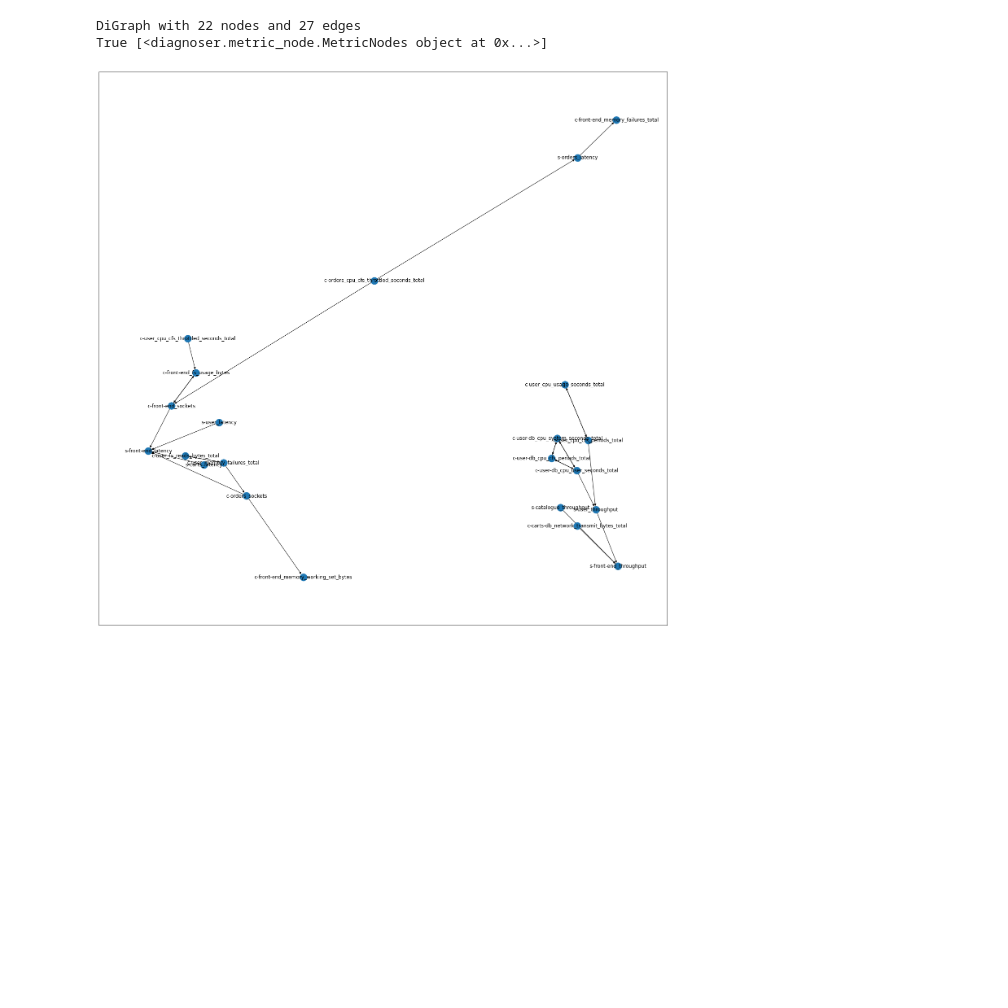
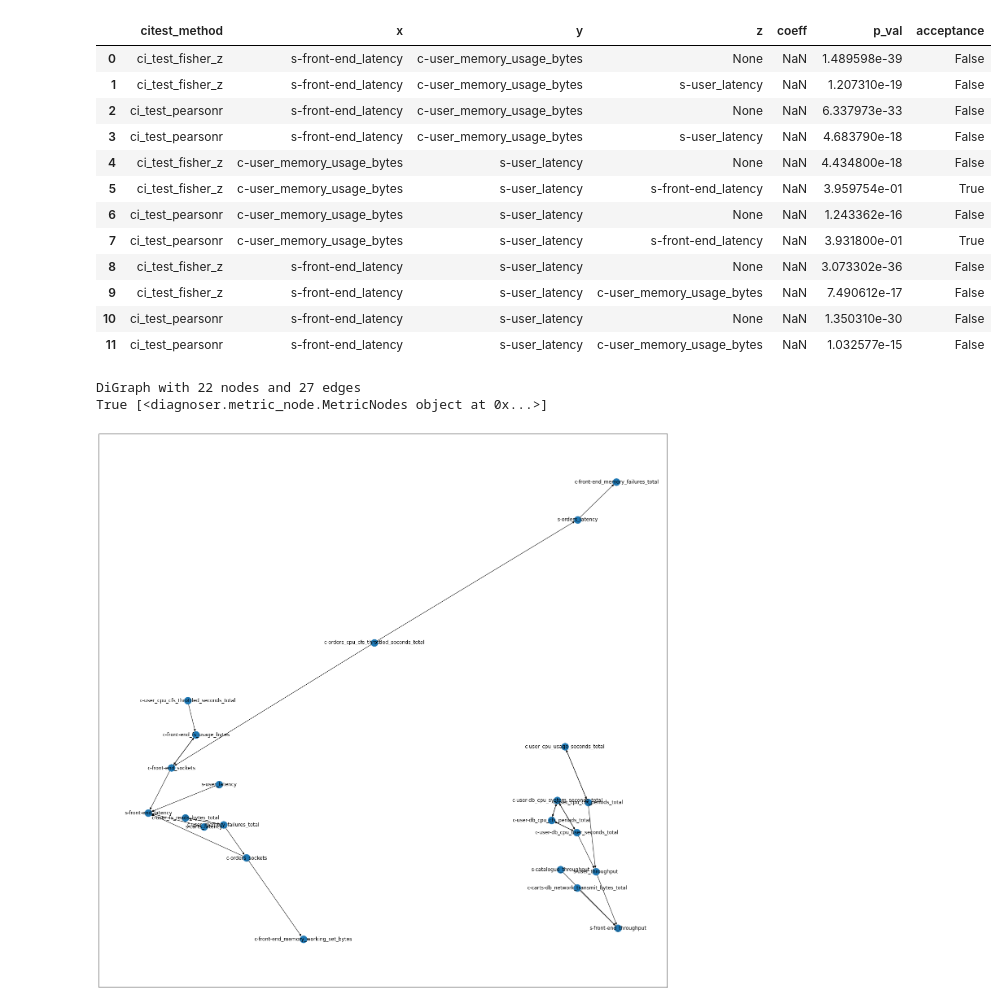
Before and after one commit to ai4sre/meltria-analyzer, a Jupyter notebook: notebooks/investigate_ci_test_pc.ipynb, the cells around one changed output. Cells and saved outputs as stored; diff of their text form; code cells hidden in the pictures; blank space fills up the shorter version.

```diff
--- a/notebooks/investigate_ci_test_pc.ipynb
+++ b/notebooks/investigate_ci_test_pc.ipynb
@@ -82,3 +137,33 @@ DiGraph with 22 nodes and 27 edges
+# %%
+from diagnoser.citest.fisher_z import ci_test_fisher_z
+from diagnoser.citest.pearsonr import ci_test_pearsonr
+
+dm = dataset[list(vars)].to_numpy()
+cm = np.corrcoef(dm.T)
+label_to_num = {v: i for i, v in enumerate(vars)}
+scores = []
+for z, citest_func in product(vars, (ci_test_fisher_z, ci_test_pearsonr)):
+    x, y = tuple(set(vars) - {z})
+    X, Y, Z = label_to_num[x], label_to_num[y], label_to_num[z]
+    p_val = citest_func(dm, X, Y, [], corr_matrix=cm)
+    scores.append([citest_func.__name__, x, y, None, np.NaN, p_val, p_val >= alpha])
+    p_val = citest_func(dm, X, Y, [Z], corr_matrix=cm)
+    scores.append([citest_func.__name__, x, y, z, np.NaN, p_val, p_val >= alpha])
+pd.DataFrame(scores, columns=['citest_method', 'x', 'y', 'z', 'coeff', 'p_val', 'acceptance'])
+# %% [output]
+|  | citest_method | x | y | z | coeff | p_val | acceptance |
+| 0 | ci_test_fisher_z | s-front-end_latency | c-user_memory_usage_bytes | None | NaN | 1.489598e-39 | False |
+| 1 | ci_test_fisher_z | s-front-end_latency | c-user_memory_usage_bytes | s-user_latency | NaN | 1.207310e-19 | False |
+| 2 | ci_test_pearsonr | s-front-end_latency | c-user_memory_usage_bytes | None | NaN | 6.337973e-33 | False |
+| 3 | ci_test_pearsonr | s-front-end_latency | c-user_memory_usage_bytes | s-user_latency | NaN | 4.683790e-18 | False |
+| 4 | ci_test_fisher_z | c-user_memory_usage_bytes | s-user_latency | None | NaN | 4.434800e-18 | False |
+| 5 | ci_test_fisher_z | c-user_memory_usage_bytes | s-user_latency | s-front-end_latency | NaN | 3.959754e-01 | True |
+| 6 | ci_test_pearsonr | c-user_memory_usage_bytes | s-user_latency | None | NaN | 1.243362e-16 | False |
+| 7 | ci_test_pearsonr | c-user_memory_usage_bytes | s-user_latency | s-front-end_latency | NaN | 3.931800e-01 | True |
+| 8 | ci_test_fisher_z | s-front-end_latency | s-user_latency | None | NaN | 3.073302e-36 | False |
+| 9 | ci_test_fisher_z | s-front-end_latency | s-user_latency | c-user_memory_usage_bytes | NaN | 7.490612e-17 | False |
+| 10 | ci_test_pearsonr | s-front-end_latency | s-user_latency | None | NaN | 1.350310e-30 | False |
+| 11 | ci_test_pearsonr | s-front-end_latency | s-user_latency | c-user_memory_usage_bytes | NaN | 1.032577e-15 | False |
 # %%
 from diagnoser.citest.fisher_z_pgmpy import fisher_z
 from pgmpy import estimators
```
Also changed, not shown: parts of 3 cells of this notebook.
